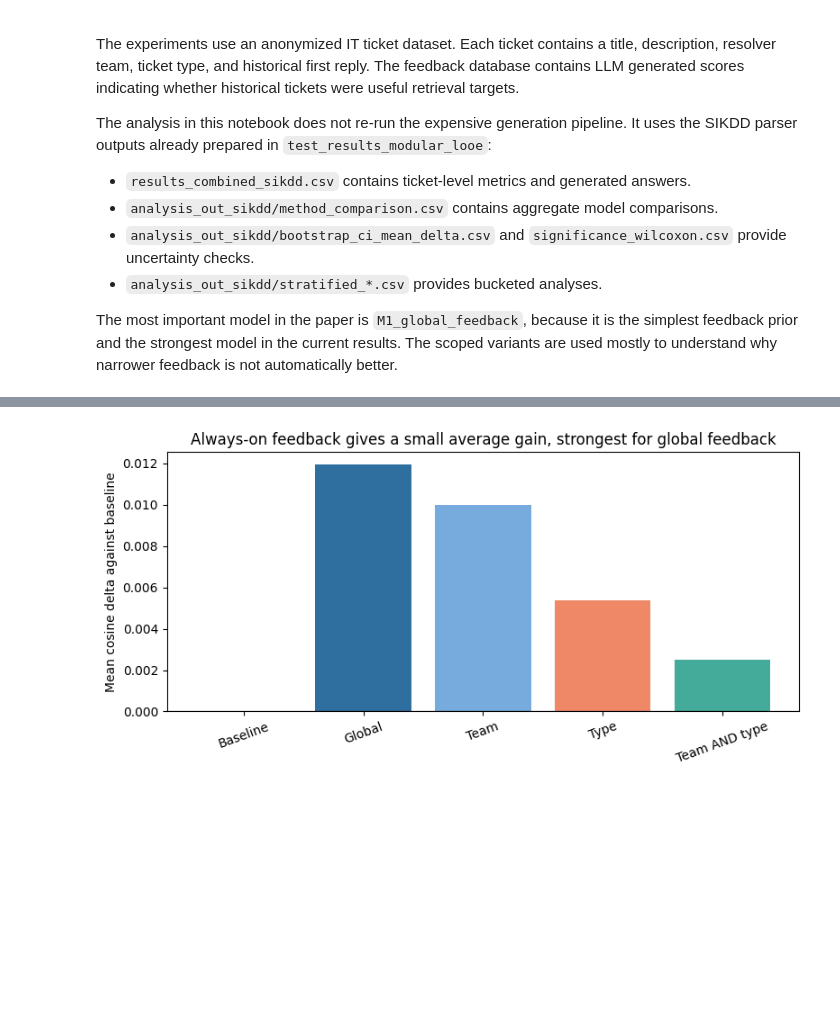
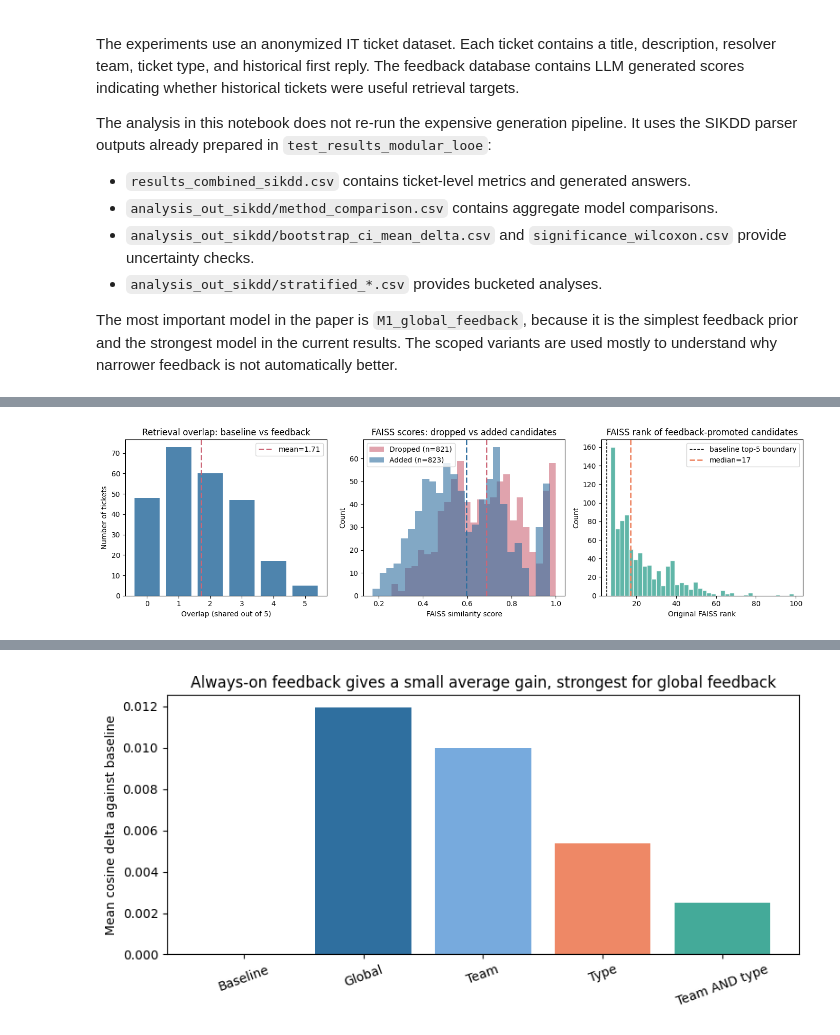
Before and after one commit to domen-jersek/SIKDD-RAG-Feedback-reinforced-learning, a Jupyter notebook: SIKDD_2026_exploratory_feedback_paper_draft.ipynb, the cells around one changed output, grey strips where cells are left out. Cells and saved outputs as stored; diff of their text form; code cells hidden in the pictures; blank space fills up the shorter version.

```diff
--- a/SIKDD_2026_exploratory_feedback_paper_draft.ipynb
+++ b/SIKDD_2026_exploratory_feedback_paper_draft.ipynb
@@ -233,0 +457,35 @@ recommended reading alongside this exploratory analysis.
+# %%
+# 3. Visualise: lift value distribution + FAISS score comparison
+fig, axes = plt.subplots(1, 3, figsize=(14, 4))
+
+# Left: overlap histogram
+axes[0].bar(range(6), [oc.get(i,0) for i in range(6)], color="#2f6f9f", alpha=0.85)
+axes[0].axvline(sum(overlaps)/len(overlaps), color="#cc6677", linewidth=2, linestyle="--",
+                label=f"mean={sum(overlaps)/len(overlaps):.2f}")
+axes[0].set_xlabel("Overlap (shared out of 5)")
+axes[0].set_ylabel("Number of tickets")
+axes[0].set_title("Retrieval overlap: baseline vs feedback")
+axes[0].legend()
+
+# Middle: FAISS comparison
+axes[1].hist(dropped_faiss, bins=25, alpha=0.6, color="#cc6677", label=f"Dropped (n={len(dropped_faiss)})")
+axes[1].hist(added_faiss, bins=25, alpha=0.6, color="#2f6f9f", label=f"Added (n={len(added_faiss)})")
+axes[1].axvline(np.mean(dropped_faiss), color="#cc6677", linewidth=2, linestyle="--")
+axes[1].axvline(np.mean(added_faiss), color="#2f6f9f", linewidth=2, linestyle="--")
+axes[1].set_xlabel("FAISS similarity score")
+axes[1].set_ylabel("Count")
+axes[1].set_title("FAISS scores: dropped vs added candidates")
+axes[1].legend()
+
+# Right: FAISS rank of promoted candidates
+axes[2].hist(promoted_ranks, bins=40, color="#44aa99", alpha=0.85, edgecolor="white")
+axes[2].axvline(5, color="black", linewidth=1, linestyle="--", label="baseline top-5 boundary")
+axes[2].axvline(np.median(promoted_ranks), color="#ee8866", linewidth=2, linestyle="--", label=f"median={np.median(promoted_ranks):.0f}")
+axes[2].set_xlabel("Original FAISS rank")
+axes[2].set_ylabel("Count")
+axes[2].set_title("FAISS rank of feedback-promoted candidates")
+axes[2].legend()
+
+plt.tight_layout()
+# %% [output]
+[figure, added]
```
Also changed, not shown: parts of 33 cells of this notebook, 1 other file.
